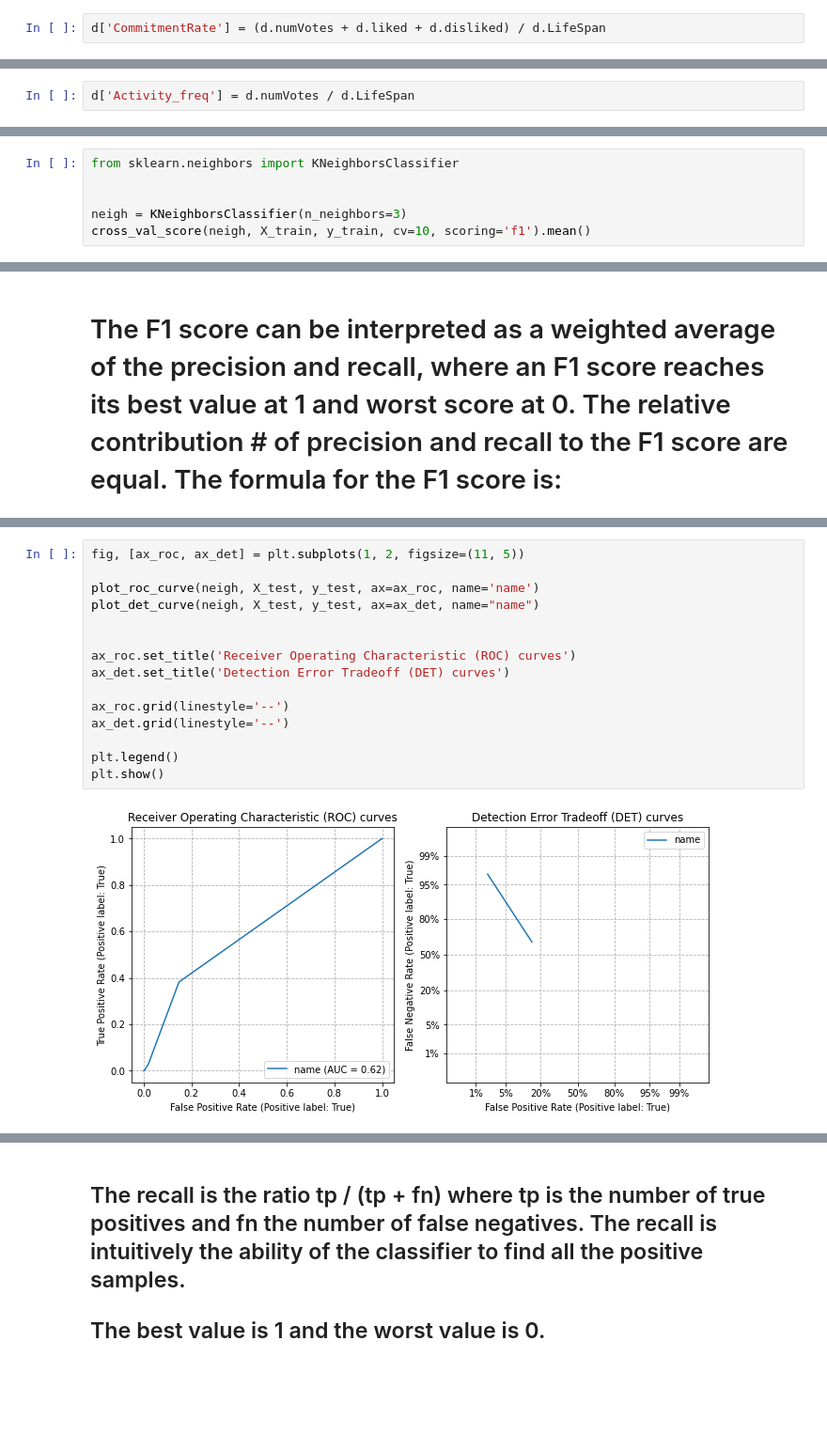
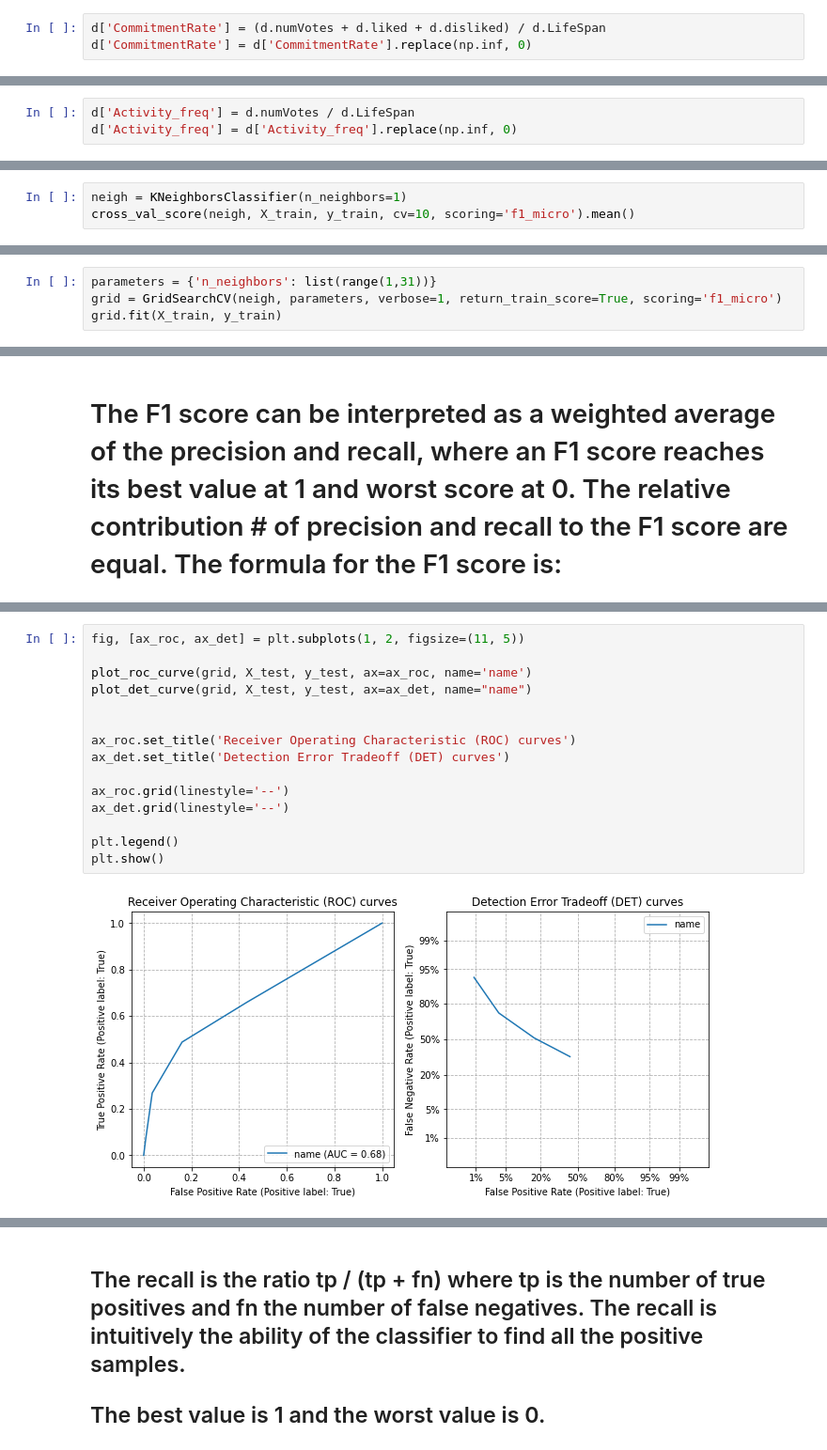
Before and after one commit to MathieuGuarino/FinalProjectIronHack, a Jupyter notebook: machine learning.ipynb, the cells around one changed output, grey strips where cells are left out. Shown: that part at 94% size. Drawn from its saved outputs; the diff is of its cells as text; blank space fills up the shorter version.

Commit message:
hyper parameters

```diff
--- a/machine learning.ipynb
+++ b/machine learning.ipynb
@@ -29,2 +75,3 @@ d.columns = ['numVotes', 'churned', 'liked', 'disliked', 'liked_churned_people',
 # %%
 d['CommitmentRate'] = (d.numVotes + d.liked + d.disliked) / d.LifeSpan
+d['CommitmentRate'] = d['CommitmentRate'].replace(np.inf, 0)
@@ -31,2 +89,3 @@ d['CommitmentRate'] = (d.numVotes + d.liked + d.disliked) / d.LifeSpan
 # %%
 d['Activity_freq'] = d.numVotes / d.LifeSpan
+d['Activity_freq'] = d['Activity_freq'].replace(np.inf, 0)
@@ -119,7 +195,4 @@ score
 # %%
-from sklearn.neighbors import KNeighborsClassifier
-
-
-neigh = KNeighborsClassifier(n_neighbors=3)
-cross_val_score(neigh, X_train, y_train, cv=10, scoring='f1').mean()
+neigh = KNeighborsClassifier(n_neighbors=1)
+cross_val_score(neigh, X_train, y_train, cv=10, scoring='f1_micro').mean()
 # %% [output]
@@ -126,0 +200,4 @@ cross_val_score(neigh, X_train, y_train, cv=10, scoring='f1').mean()
+# %%
+parameters = {'n_neighbors': list(range(1,31))}
+grid = GridSearchCV(neigh, parameters, verbose=1, return_train_score=True, scoring='f1_micro')
+grid.fit(X_train, y_train)
@@ -172,18 +276,18 @@ dtype: int64
 # %%
 fig, [ax_roc, ax_det] = plt.subplots(1, 2, figsize=(11, 5))
 
-plot_roc_curve(neigh, X_test, y_test, ax=ax_roc, name='name')
-plot_det_curve(neigh, X_test, y_test, ax=ax_det, name="name")
+plot_roc_curve(grid, X_test, y_test, ax=ax_roc, name='name')
+plot_det_curve(grid, X_test, y_test, ax=ax_det, name="name")
 
 
 ax_roc.set_title('Receiver Operating Characteristic (ROC) curves')
 ax_det.set_title('Detection Error Tradeoff (DET) curves')
 
 ax_roc.grid(linestyle='--')
 ax_det.grid(linestyle='--')
 
 plt.legend()
 plt.show()
 # %% [output]
-[figure, old version]
+[figure, new version]
 # %%
```
Also changed, not shown: parts of 71 cells of this notebook, 1 other file.
